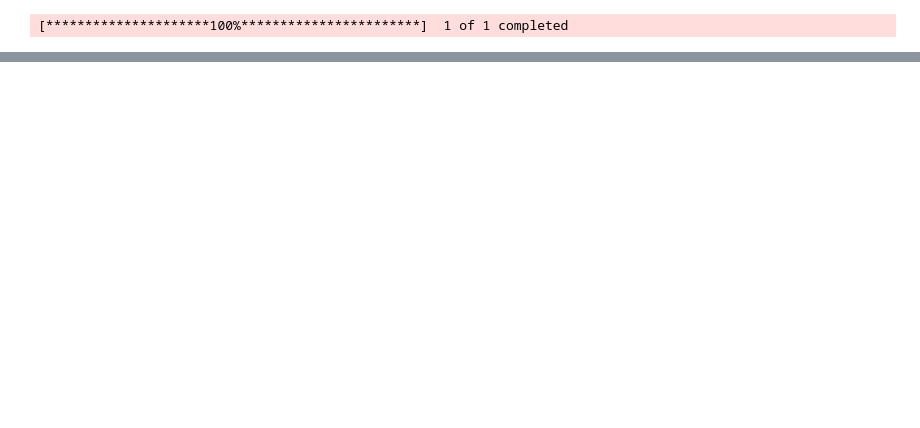
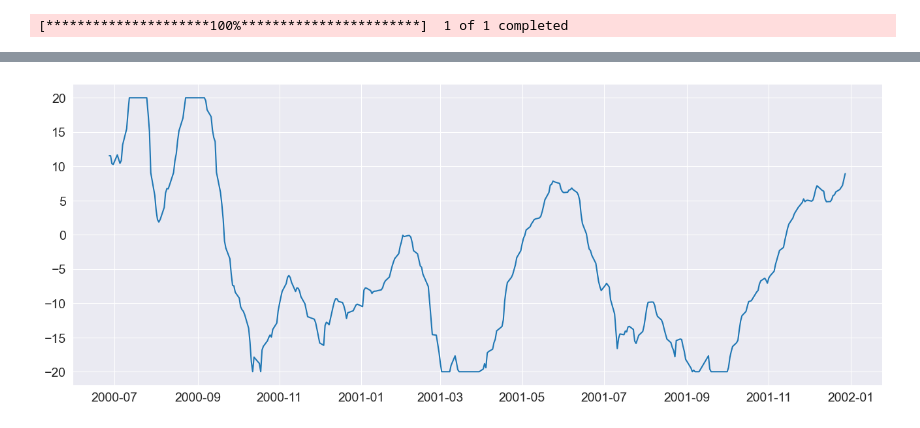
Before and after one commit to yangsu01/funance_trader, a Jupyter notebook: src/backtesting/calibration.ipynb, the cells around one changed output, grey strips where cells are left out. Saved outputs shown, nothing was run; the diff lists cells and outputs as text; code cells hidden in the pictures; blank space fills up the shorter version.

```diff
--- a/src/backtesting/calibration.ipynb
+++ b/src/backtesting/calibration.ipynb
@@ -18,5 +31,4 @@ from src.trading_rules import EWMACRule
 # %%
-ewmac = EWMACRule(16, 64)
-df = yf.download('SPY', start='2010-01-01', end='2019-12-31', multi_level_index=True)
+df = yf.download('SPY', start='2000-01-01', end='2001-12-31', multi_level_index=True)
 # %% [output]
 [*********************100%***********************]  1 of 1 completed
@@ -28,0 +49,5 @@ plot_data = ewmac.get_plot_data()
+# %%
+plt.plot(forecasts)
+plt.show()
+# %% [output]
+[figure, added]
```
Also changed, not shown: parts of 16 cells of this notebook.
